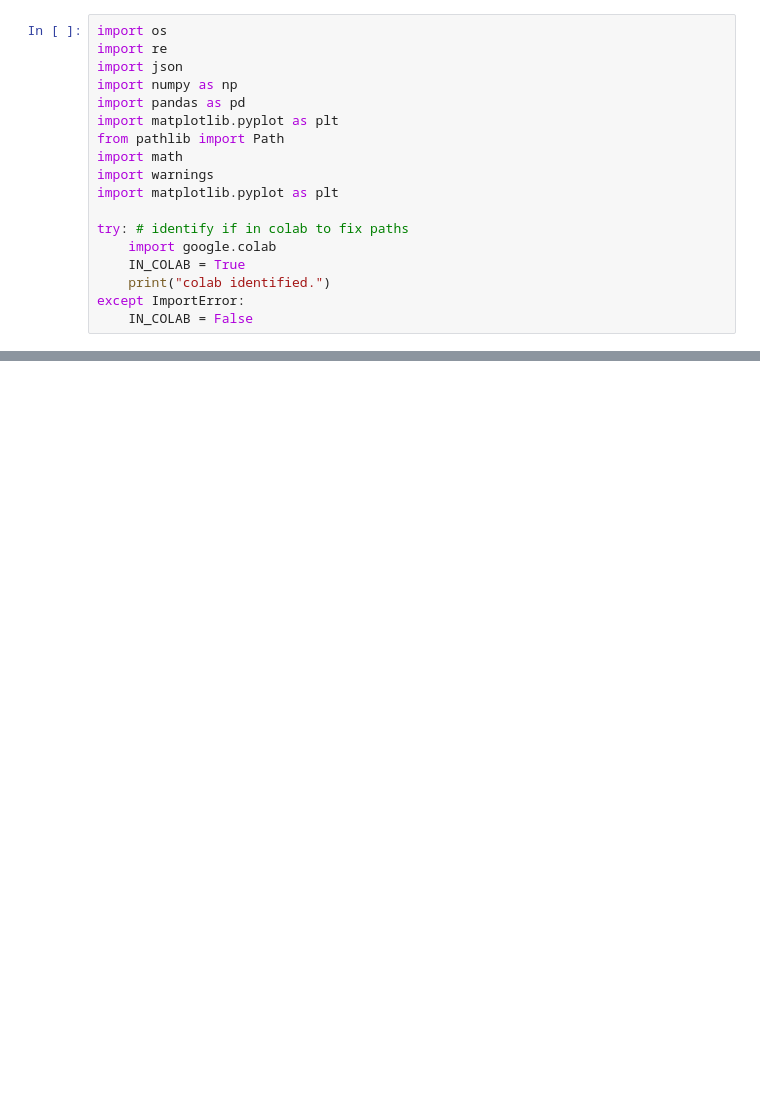
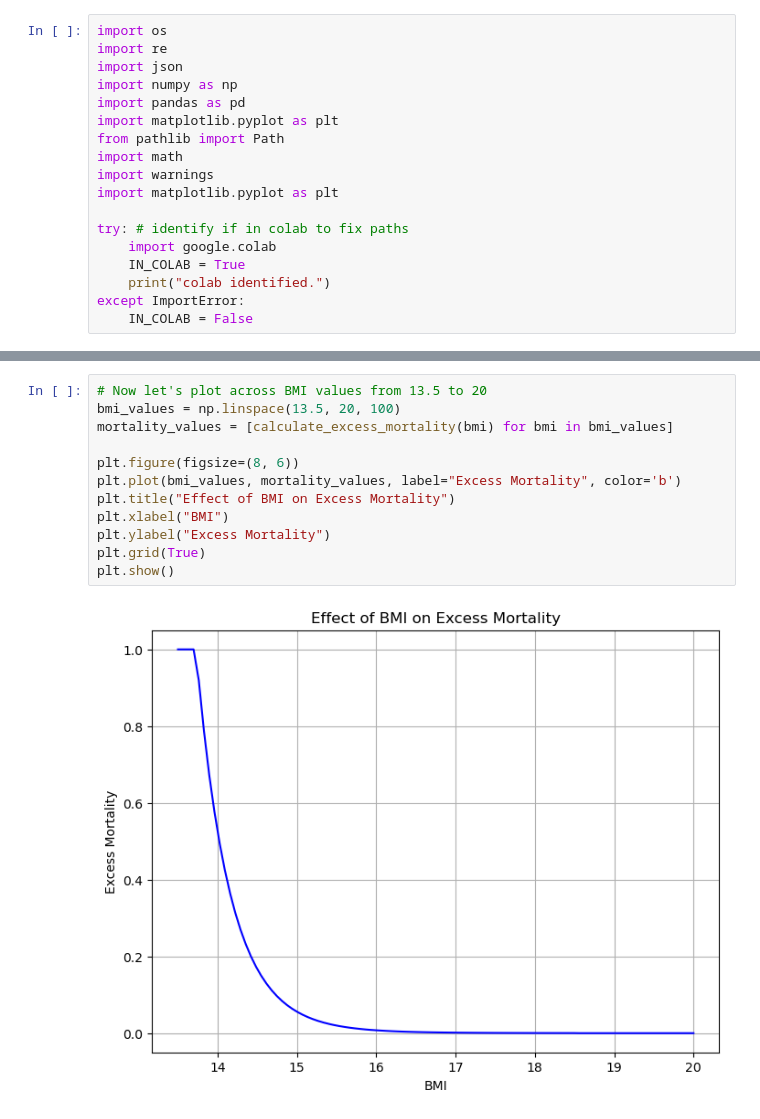
Before and after one commit to aristotle-tek/famine-prediction, a Jupyter notebook: notebooks/fundamentals_walkthrough.ipynb, the cells around one changed output, grey strips where cells are left out. Drawn from its saved outputs; the diff is of its cells as text; blank space fills up the shorter version.

```diff
--- a/notebooks/fundamentals_walkthrough.ipynb
+++ b/notebooks/fundamentals_walkthrough.ipynb
@@ -60,0 +287,14 @@ plt.show()
+# %%
+# Now let's plot across BMI values from 13.5 to 20
+bmi_values = np.linspace(13.5, 20, 100)
+mortality_values = [calculate_excess_mortality(bmi) for bmi in bmi_values]
+
+plt.figure(figsize=(8, 6))
+plt.plot(bmi_values, mortality_values, label="Excess Mortality", color='b')
+plt.title("Effect of BMI on Excess Mortality")
+plt.xlabel("BMI")
+plt.ylabel("Excess Mortality")
+plt.grid(True)
+plt.show()
+# %% [output]
+[figure, added]
```
Also changed, not shown: parts of 14 cells of this notebook, 8 other files.
